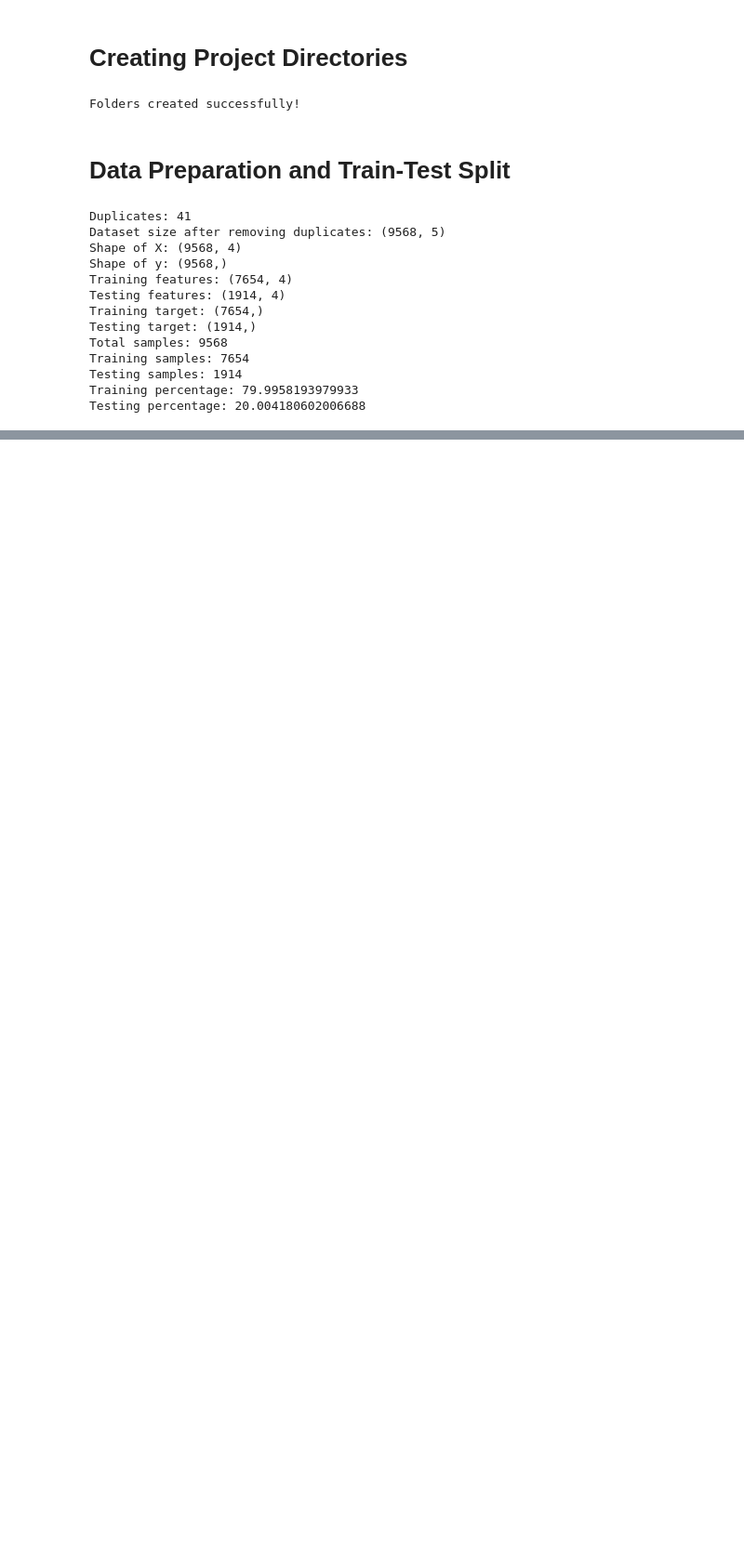
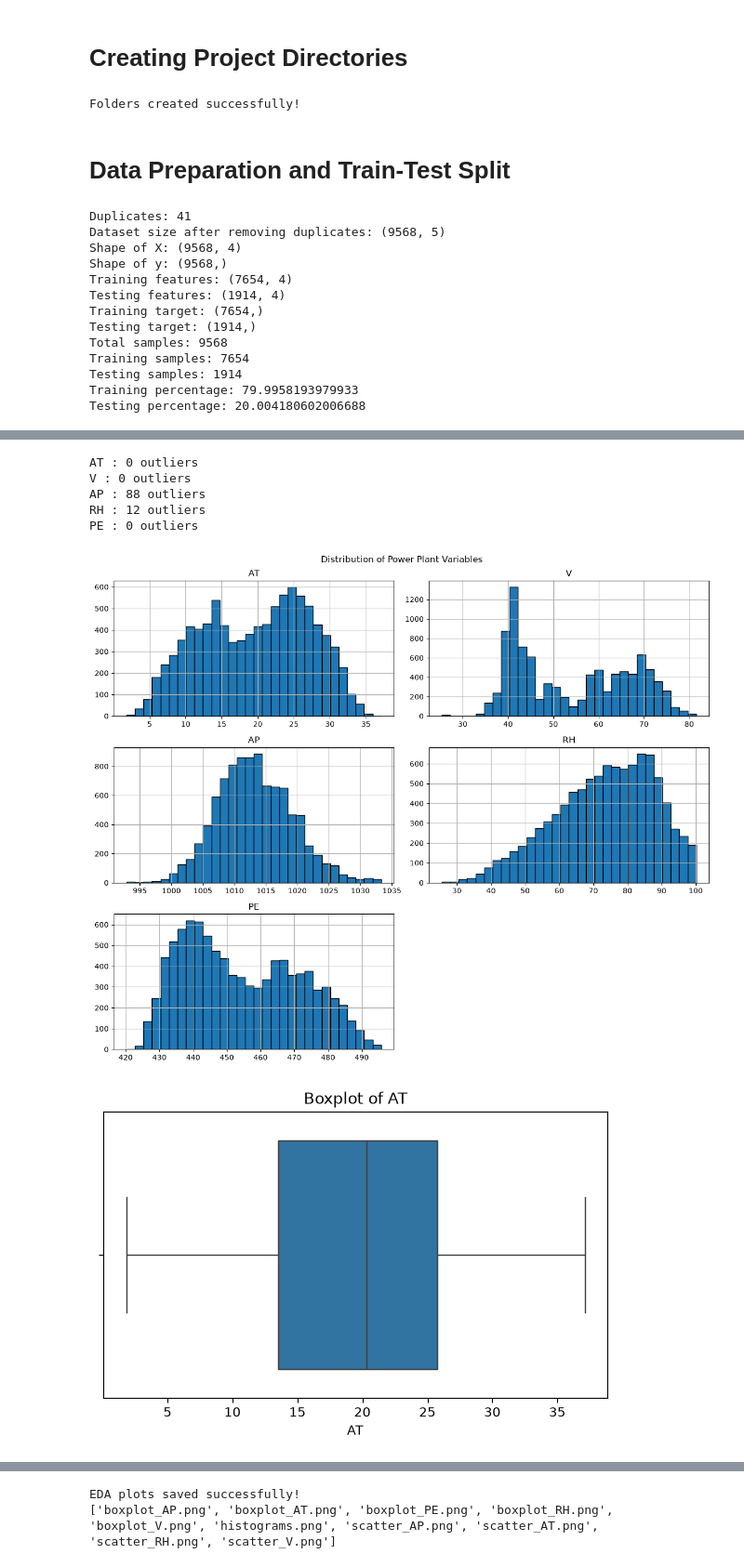
Before and after one commit to ArinjayGarg/Combined-Cycle-Power-Plant, a Jupyter notebook: Notebooks/main.ipynb, the cells around one changed output, grey strips where cells are left out. Shown at 93% size. Cells and saved outputs as stored; diff of their text form; code cells hidden in the pictures; blank space fills up the shorter version.

```diff
--- a/Notebooks/main.ipynb
+++ b/Notebooks/main.ipynb
@@ -196,0 +199,75 @@ Testing percentage: 20.004180602006688
+# %%
+# Detect outliers using IQR
+
+for col in df.columns:
+
+    Q1 = df[col].quantile(0.25)
+    Q3 = df[col].quantile(0.75)
+
+    IQR = Q3 - Q1
+
+    lower = Q1 - 1.5 * IQR
+    upper = Q3 + 1.5 * IQR
+
+    outliers = df[
+        (df[col] < lower) | (df[col] > upper)
+    ]
+
+    print(col, ":", len(outliers), "outliers")
+
+    # Histograms of all features
+
+df.hist(
+    figsize=(12, 10),
+    bins=30,
+    edgecolor="black"
+)
+
+plt.suptitle("Distribution of Power Plant Variables")
+plt.tight_layout()
+
+plt.savefig("../plots/EDA/histograms.png")
+plt.show()
+
+# Individual boxplots
+
+for col in df.columns:
+
+    plt.figure(figsize=(7, 4))
+
+    sns.boxplot(x=df[col])
+
+    plt.title("Boxplot of " + col)
+    plt.xlabel(col)
+
+    plt.savefig("../plots/EDA/boxplot_" + col + ".png")
+    plt.show()
+
+
+features = ["AT", "V", "AP", "RH"]
+
+for col in features:
+
+    plt.figure(figsize=(7, 5))
+
+    plt.scatter(df[col], df["PE"], alpha=0.4)
+
+    plt.xlabel(col)
+    plt.ylabel("Electrical Power Output (PE)")
+    plt.title(col + " vs Electrical Power Output")
+
+    plt.savefig("../plots/EDA/scatter_" + col + ".png")
+    plt.show()
+
+
+
+print("EDA plots saved successfully!")
+print(os.listdir("../plots/EDA"))
+# %% [output]
+AT : 0 outliers
+V : 0 outliers
+AP : 88 outliers
+RH : 12 outliers
+PE : 0 outliers
+[figure, added]
+[figure, added]
@@ -196,0 +282,2 @@ Testing percentage: 20.004180602006688
+EDA plots saved successfully!
+['boxplot_AP.png', 'boxplot_AT.png', 'boxplot_PE.png', 'boxplot_RH.png', 'boxplot_V.png', 'histograms.png', 'scatter_AP.png', 'scatter_AT.png', 'scatter_RH.png', 'scatter_V.png']
```
Also changed, not shown: parts of 2 cells of this notebook.
